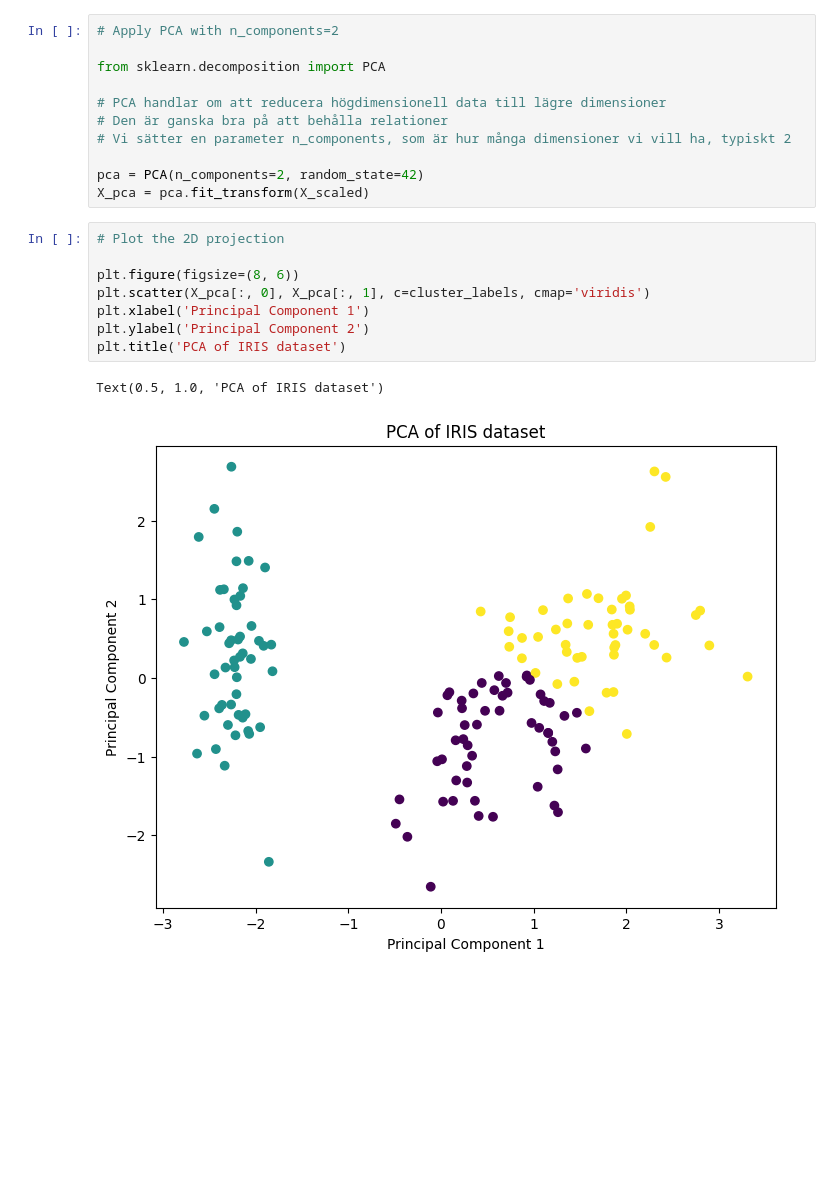
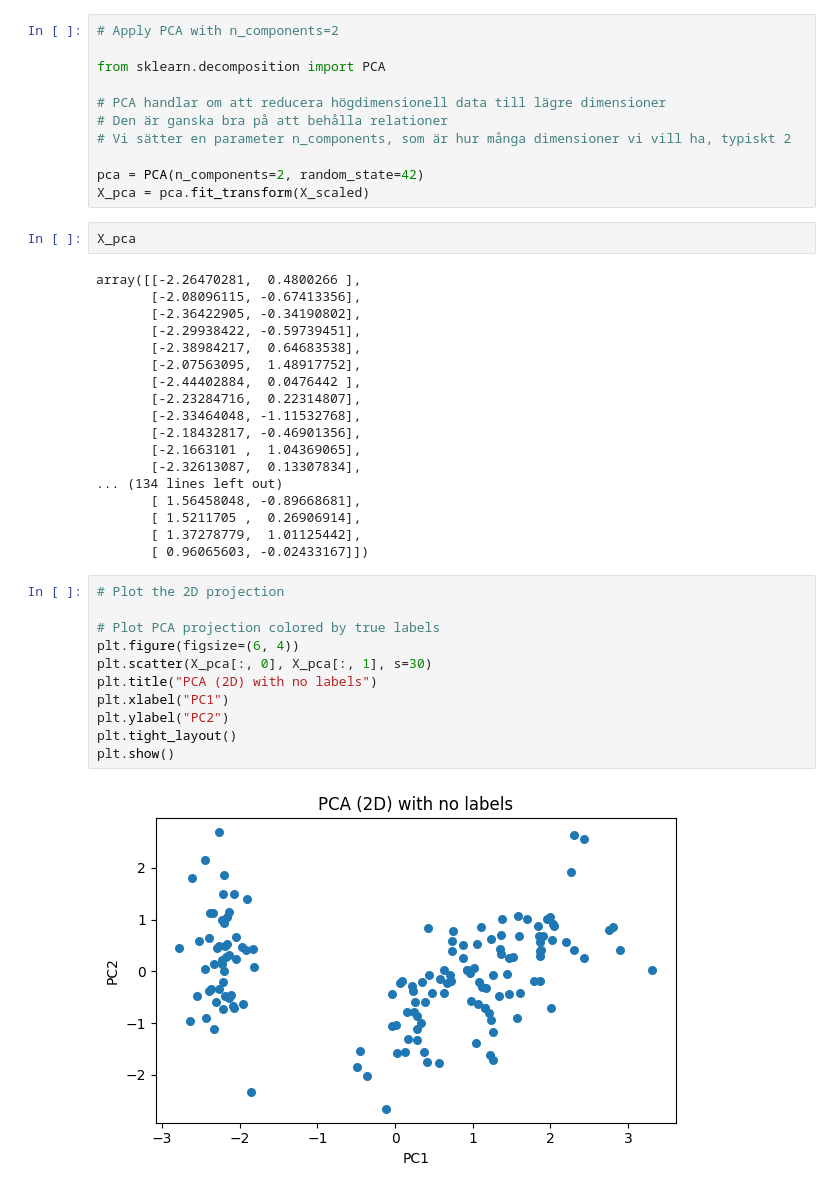
Before and after one commit to omeraytug/ML-Frameworks, a Jupyter notebook: assignment_solutions/L5/L5.ipynb, the cells around one changed output. Cells and saved outputs as stored; diff of their text form; blank space fills up the shorter version.

```diff
--- a/assignment_solutions/L5/L5.ipynb
+++ b/assignment_solutions/L5/L5.ipynb
@@ -118,14 +136,36 @@ from sklearn.decomposition import PCA
 
 pca = PCA(n_components=2, random_state=42)
 X_pca = pca.fit_transform(X_scaled)
+# %%
+X_pca
+# %% [output]
+array([[-2.26470281,  0.4800266 ],
+       [-2.08096115, -0.67413356],
+       [-2.36422905, -0.34190802],
+       [-2.29938422, -0.59739451],
+       [-2.38984217,  0.64683538],
+       [-2.07563095,  1.48917752],
+       [-2.44402884,  0.0476442 ],
+       [-2.23284716,  0.22314807],
+       [-2.33464048, -1.11532768],
+       [-2.18432817, -0.46901356],
+       [-2.1663101 ,  1.04369065],
+       [-2.32613087,  0.13307834],
+... (134 lines left out)
+       [ 1.56458048, -0.89668681],
+       [ 1.5211705 ,  0.26906914],
+       [ 1.37278779,  1.01125442],
+       [ 0.96065603, -0.02433167]])
 # %%
 # Plot the 2D projection
 
-plt.figure(figsize=(8, 6))
-plt.scatter(X_pca[:, 0], X_pca[:, 1], c=cluster_labels, cmap='viridis')
-plt.xlabel('Principal Component 1')
-plt.ylabel('Principal Component 2')
-plt.title('PCA of IRIS dataset')
+# Plot PCA projection colored by true labels
+plt.figure(figsize=(6, 4))
+plt.scatter(X_pca[:, 0], X_pca[:, 1], s=30)
+plt.title("PCA (2D) with no labels")
+plt.xlabel("PC1")
+plt.ylabel("PC2")
+plt.tight_layout()
+plt.show()
 # %% [output]
-Text(0.5, 1.0, 'PCA of IRIS dataset')
-[figure, old version]
+[figure, new version]
```
Also changed, not shown: parts of 4 cells of this notebook.
